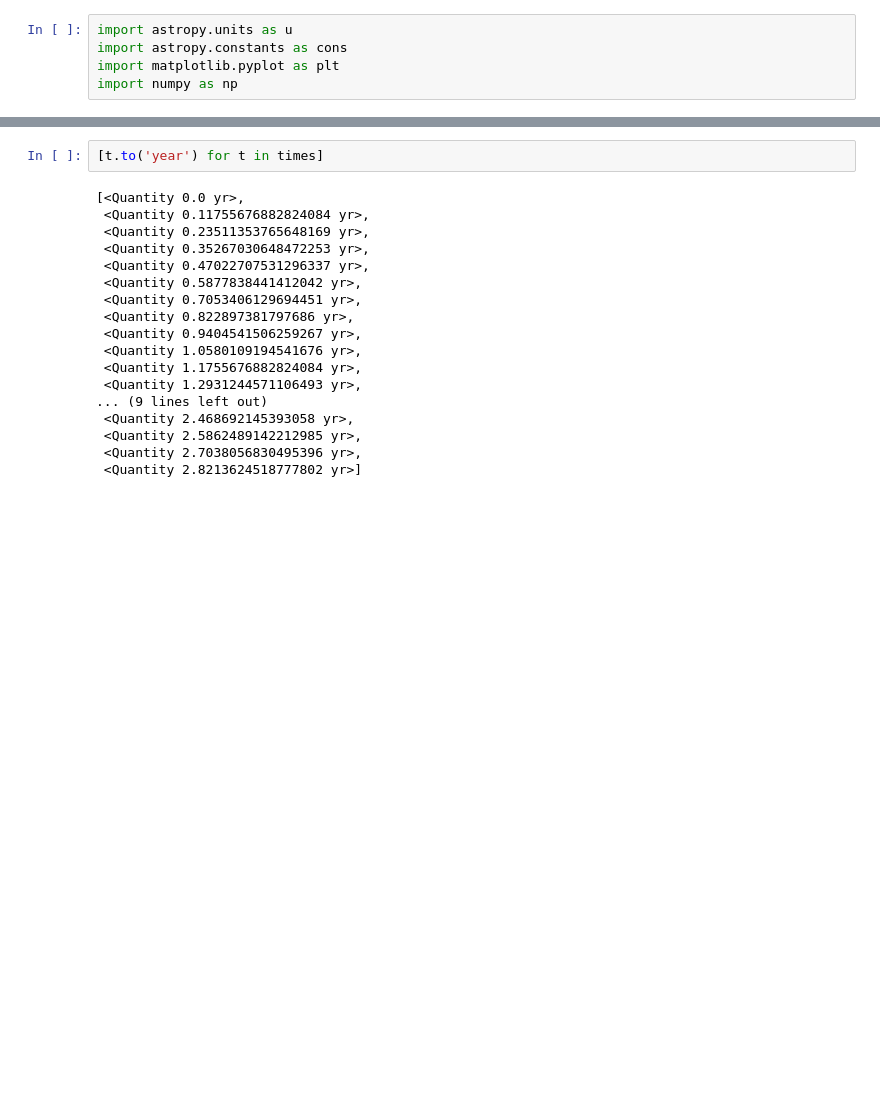
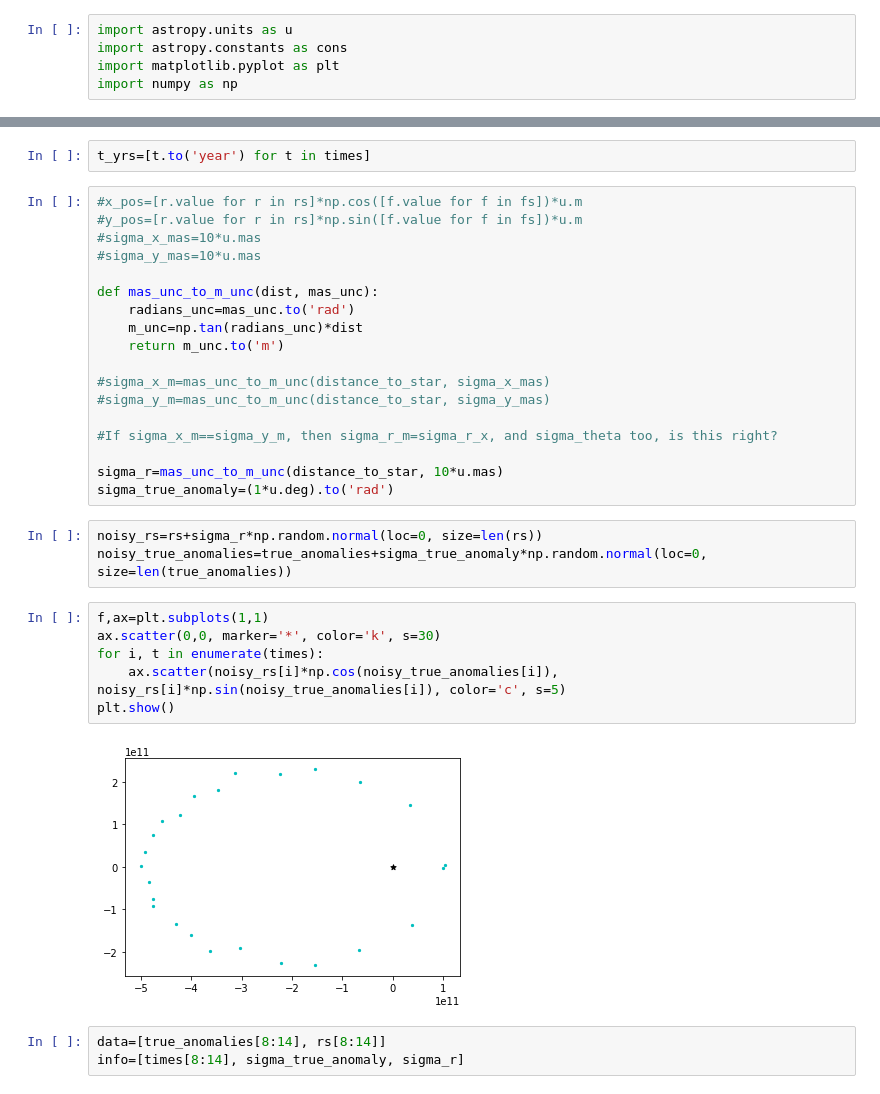
Before and after one commit to jacobhhamer/Exoplanet_MCMC, a Jupyter notebook: OrbitGeneration.ipynb, the cells around one changed output, grey strips where cells are left out. Drawn from its saved outputs; the diff is of its cells as text; blank space fills up the shorter version.

```diff
--- a/OrbitGeneration.ipynb
+++ b/OrbitGeneration.ipynb
@@ -58,20 +69,34 @@ plt.show()
 # %%
-[t.to('year') for t in times]
+t_yrs=[t.to('year') for t in times]
-# %% [output]
-[<Quantity 0.0 yr>,
- <Quantity 0.11755676882824084 yr>,
- <Quantity 0.23511353765648169 yr>,
- <Quantity 0.35267030648472253 yr>,
- <Quantity 0.47022707531296337 yr>,
- <Quantity 0.5877838441412042 yr>,
- <Quantity 0.7053406129694451 yr>,
- <Quantity 0.822897381797686 yr>,
- <Quantity 0.9404541506259267 yr>,
- <Quantity 1.0580109194541676 yr>,
- <Quantity 1.1755676882824084 yr>,
- <Quantity 1.2931244571106493 yr>,
-... (9 lines left out)
- <Quantity 2.468692145393058 yr>,
- <Quantity 2.5862489142212985 yr>,
- <Quantity 2.7038056830495396 yr>,
- <Quantity 2.8213624518777802 yr>]
+# %%
+#x_pos=[r.value for r in rs]*np.cos([f.value for f in fs])*u.m
+#y_pos=[r.value for r in rs]*np.sin([f.value for f in fs])*u.m
+#sigma_x_mas=10*u.mas
+#sigma_y_mas=10*u.mas
+
+def mas_unc_to_m_unc(dist, mas_unc):
+    radians_unc=mas_unc.to('rad')
+    m_unc=np.tan(radians_unc)*dist
+    return m_unc.to('m')
+
+#sigma_x_m=mas_unc_to_m_unc(distance_to_star, sigma_x_mas)
+#sigma_y_m=mas_unc_to_m_unc(distance_to_star, sigma_y_mas)
+
+#If sigma_x_m==sigma_y_m, then sigma_r_m=sigma_r_x, and sigma_theta too, is this right?
+
+sigma_r=mas_unc_to_m_unc(distance_to_star, 10*u.mas)
+sigma_true_anomaly=(1*u.deg).to('rad')
+# %%
+noisy_rs=rs+sigma_r*np.random.normal(loc=0, size=len(rs))
+noisy_true_anomalies=true_anomalies+sigma_true_anomaly*np.random.normal(loc=0, size=len(true_anomalies))
+# %%
+f,ax=plt.subplots(1,1)
+ax.scatter(0,0, marker='*', color='k', s=30)
+for i, t in enumerate(times):
+    ax.scatter(noisy_rs[i]*np.cos(noisy_true_anomalies[i]), noisy_rs[i]*np.sin(noisy_true_anomalies[i]), color='c', s=5)
+plt.show()
+# %% [output]
+[figure, added]
+# %%
+data=[true_anomalies[8:14], rs[8:14]]
+info=[times[8:14], sigma_true_anomaly, sigma_r]
```
Also changed, not shown: parts of 17 cells of this notebook, 6 other files.
